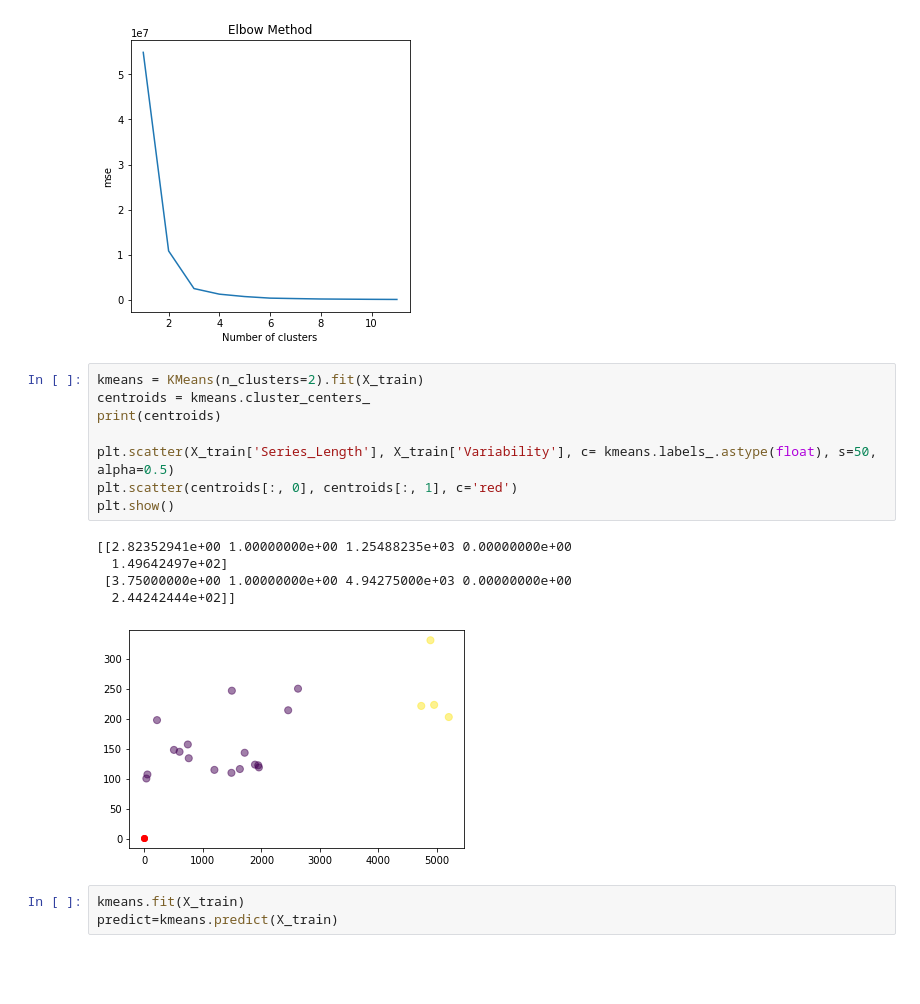
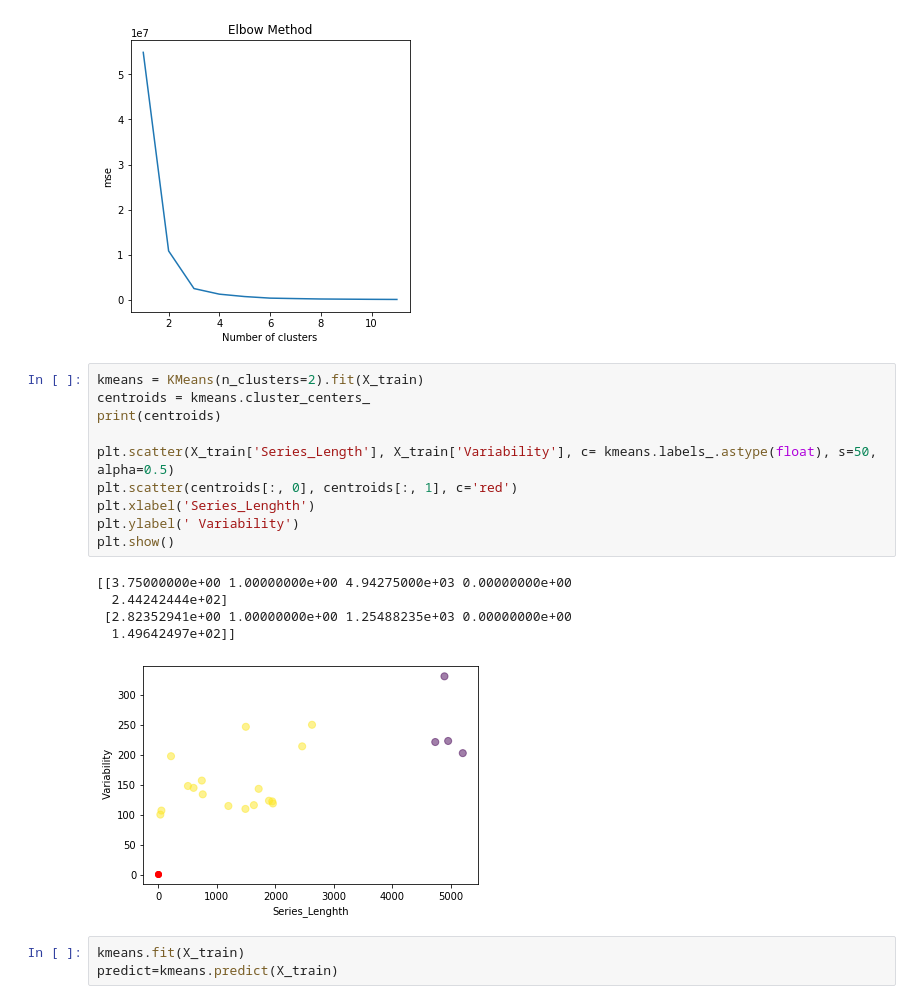
Before and after one commit to pranshutiwari/UWEC_CAPSTONE, a Jupyter notebook: Forecasting,Best_Model,Multivariate.ipynb, the cells around one changed output. Saved outputs shown, nothing was run; the diff lists cells and outputs as text; blank space fills up the shorter version.

```diff
--- a/Forecasting,Best_Model,Multivariate.ipynb
+++ b/Forecasting,Best_Model,Multivariate.ipynb
@@ -424,17 +424,19 @@ plt.show()
 # %%
 kmeans = KMeans(n_clusters=2).fit(X_train)
 centroids = kmeans.cluster_centers_
 print(centroids)
 
 plt.scatter(X_train['Series_Length'], X_train['Variability'], c= kmeans.labels_.astype(float), s=50, alpha=0.5)
 plt.scatter(centroids[:, 0], centroids[:, 1], c='red')
+plt.xlabel('Series_Lenghth')
+plt.ylabel(' Variability')
 plt.show()
 # %% [output]
-[[2.82352941e+00 1.00000000e+00 1.25488235e+03 0.00000000e+00
-  1.49642497e+02]
- [3.75000000e+00 1.00000000e+00 4.94275000e+03 0.00000000e+00
-  2.44242444e+02]]
+[[3.75000000e+00 1.00000000e+00 4.94275000e+03 0.00000000e+00
+  2.44242444e+02]
+ [2.82352941e+00 1.00000000e+00 1.25488235e+03 0.00000000e+00
+  1.49642497e+02]]
-[figure, old version]
+[figure, new version]
 # %%
 kmeans.fit(X_train)
 predict=kmeans.predict(X_train)
```
Also changed, not shown: parts of 53 cells of this notebook.
